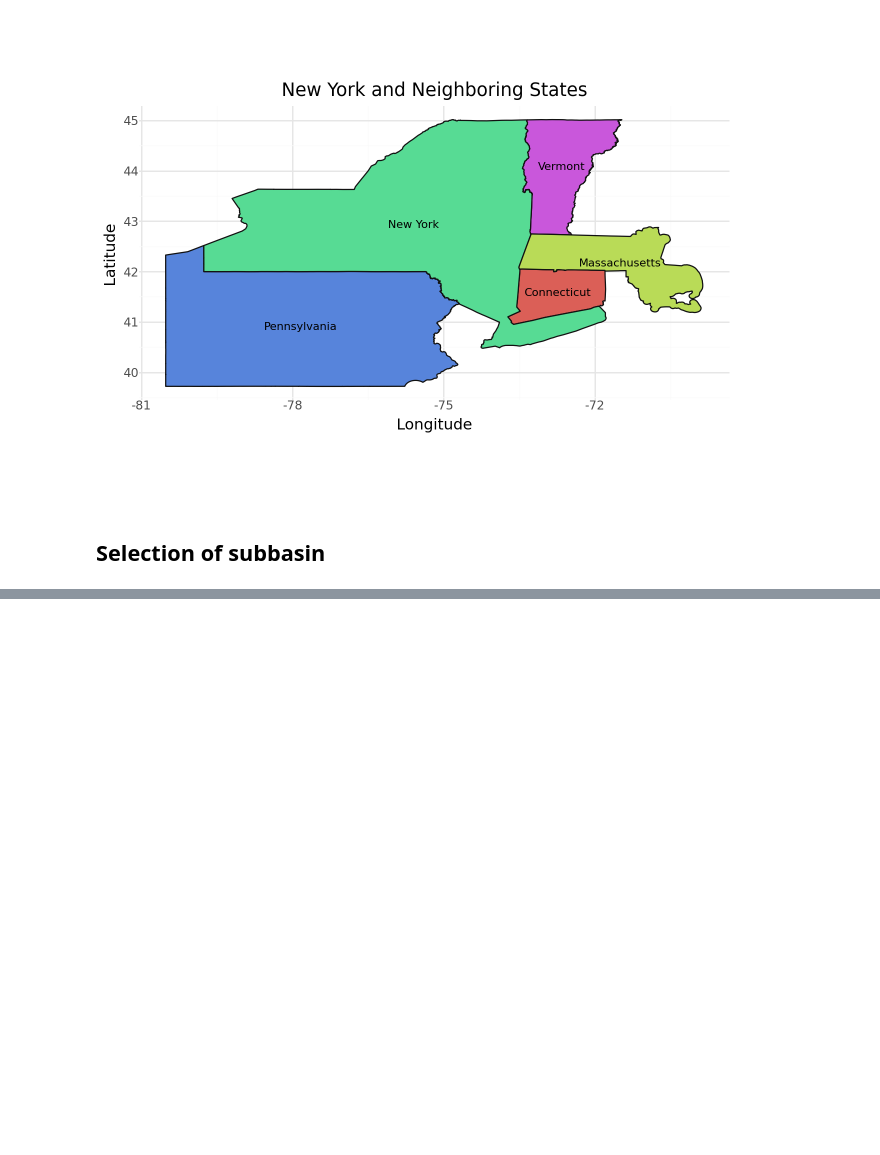
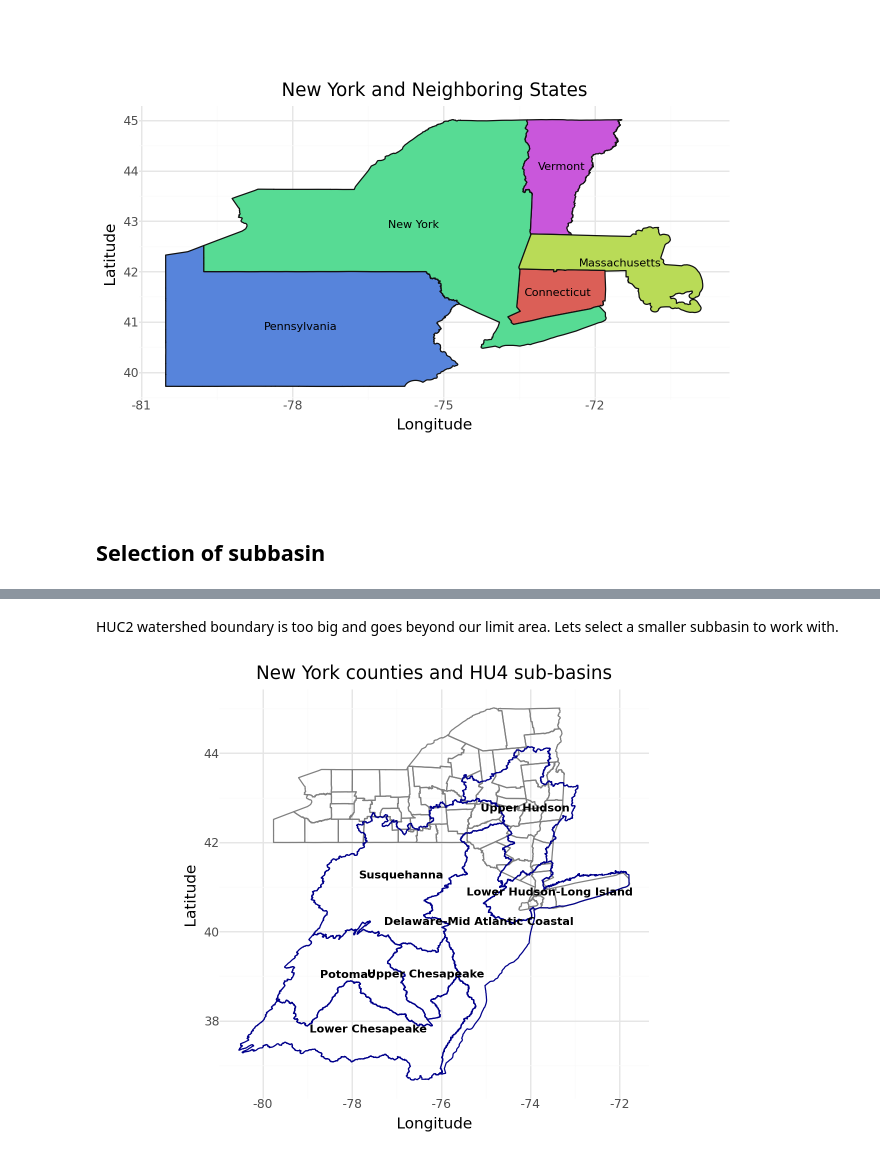
Before and after one commit to vpalvesalan/Unit-hydrograph-Model, a Jupyter notebook: notebooks/prepocessing/selection of study region.ipynb, the cells around one changed output, grey strips where cells are left out. Drawn from its saved outputs; the diff is of its cells as text; code cells hidden in the pictures; blank space fills up the shorter version.

Commit message:
Selection of Subbasin Upper Hudson River

```diff
--- a/notebooks/prepocessing/selection of study region.ipynb
+++ b/notebooks/prepocessing/selection of study region.ipynb
@@ -159,0 +200,43 @@ sub_basin_map
+# %% [markdown]
+HUC2 watershed boundary is too big and goes beyond our limit area. Lets select a smaller subbasin to work with.
+# %%
+# Load the data
+WB_02_HU2_U4_path = shapefiles_base_path / 'WBD_02_HU2_Shape' / 'Shape' / 'WBDHU4.shp'
+WB_02_HU2_U4 = gpd.read_file(WB_02_HU2_U4_path)
+
+# Define the centroid of each polygon
+WB_02_HU2_U4["lon"] = WB_02_HU2_U4.geometry.centroid.x
+WB_02_HU2_U4["lat"] = WB_02_HU2_U4.geometry.centroid.y
+
+u4_sub_basin_map = (
+    ggplot()
+    + geom_map(
+        mapping=aes(geometry="geometry"),
+        data=ny_counties,
+        inherit_aes=False,
+        fill=None,
+        color = 'grey'
+    )
+    + coord_fixed()
+    + theme_minimal()
+    + theme(legend_position="none", panel_grid_major=None, panel_grid_minor=None)
+    + labs(title="New York counties and HU4 sub-basins", x="Longitude", y="Latitude")
+    + geom_map(
+        mapping=aes(geometry="geometry"),
+        data=WB_02_HU2_U4,
+        inherit_aes=False,
+        color='darkblue',
+        fill=None
+    )
+    + geom_text(
+        mapping=aes(x='lon', y="lat", label='name'),
+        data=WB_02_HU2_U4,
+        inherit_aes=False,
+        size=8,
+        fontweight = 'bold',
+        color="black"
+    )
+)
+u4_sub_basin_map
+# %% [output]
+[figure, added]
```
Also changed, not shown: parts of 11 cells of this notebook.
